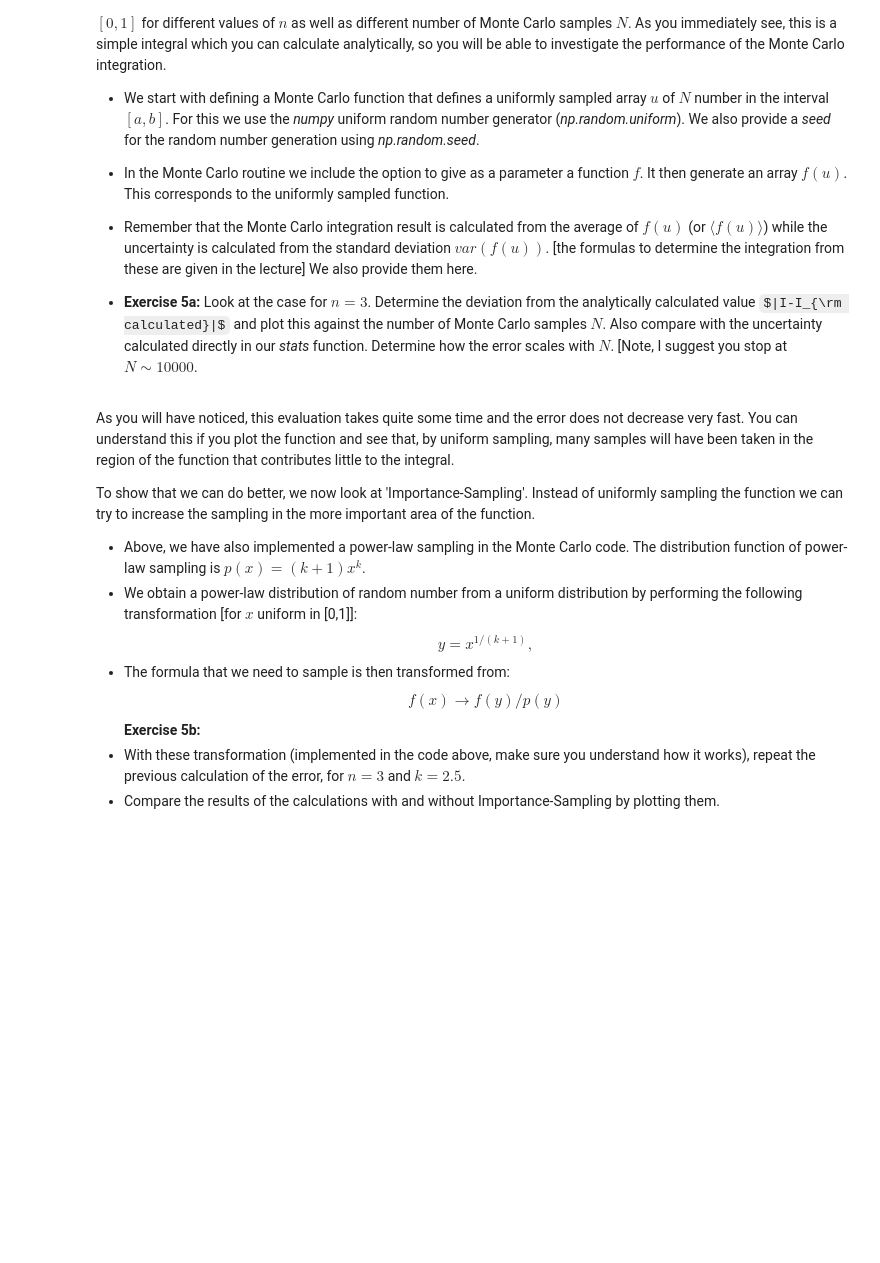
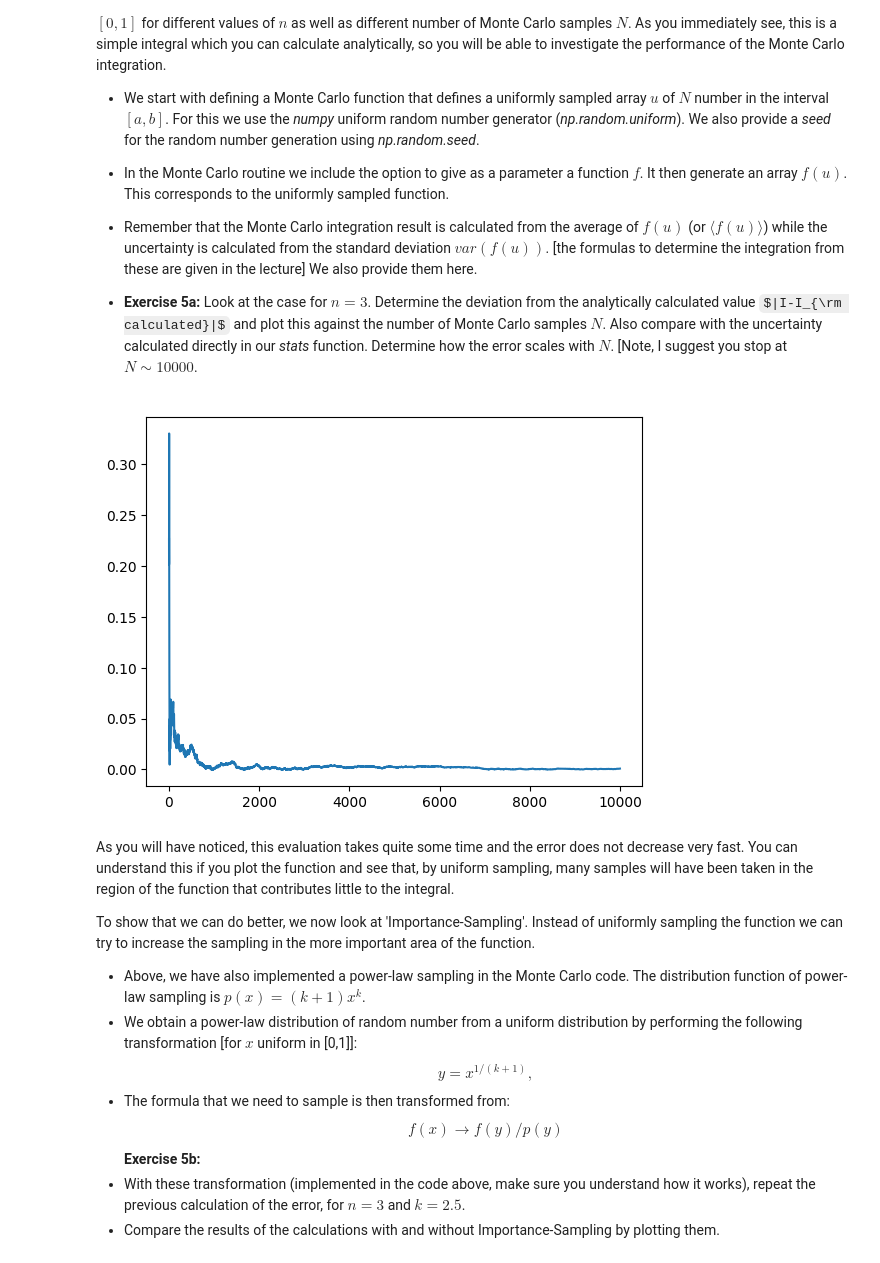
Before and after one commit to ufotermiten/Integration-LP4, a Jupyter notebook: SEE125_Integration_Group045.ipynb, the cells around one changed output. Cells and saved outputs as stored; diff of their text form; code cells hidden in the pictures; some formulas as TeX source; blank space fills up the shorter version.

```diff
--- a/SEE125_Integration_Group045.ipynb
+++ b/SEE125_Integration_Group045.ipynb
@@ -285,32 +285,40 @@ In this exercise, you will use Monte Carlo integration to determine the integral
 # %%
 # Monte carlo code. It also includes the power-law sampling for the next part of the exercise
 def montecarlo(f,a,b,n,powerlaw=0):
     np.random.seed(31)
     us = np.random.uniform(a, b, n)
 
     if powerlaw==0:
         fs = f(us)
     else:
         k=powerlaw
         xs=us**(1/(k+1))
         fs=f(xs)/((k+1)*xs**k)
 
     fbar, err = stats(fs)
     return (b-a)*fbar, (b-a)*err
 
 # This function calculates the average (fbar) as well as the standard deviations (sqrt(var(f))
 def stats(fs):
     n = fs.size
     fbar = np.sum(fs)/n
     fsq = np.sum(fs**2)/n
     varfbar = (fsq - fbar**2)/n
     return fbar, np.sqrt(varfbar)
 
 # And this is the function you work with.
 def fn(x):
     return x**3
 
 #Your code here
+Nvalues = np.arange(1,10000)
+deviation = np.zeros(len(Nvalues))
+for i,N in enumerate(Nvalues):
+    deviation[i] = abs(montecarlo(fn,0,1,i+1)[0]-1/4)
+plt.plot(Nvalues,deviation)
+plt.show()
+# %% [output]
+[figure, added]
 # %% [markdown]
 As you will have noticed, this evaluation takes quite some time and the error does not decrease very fast. You can understand this if you plot the function and see that, by uniform sampling, many samples will have been taken in the region of the function that contributes little to the integral.
 
```
